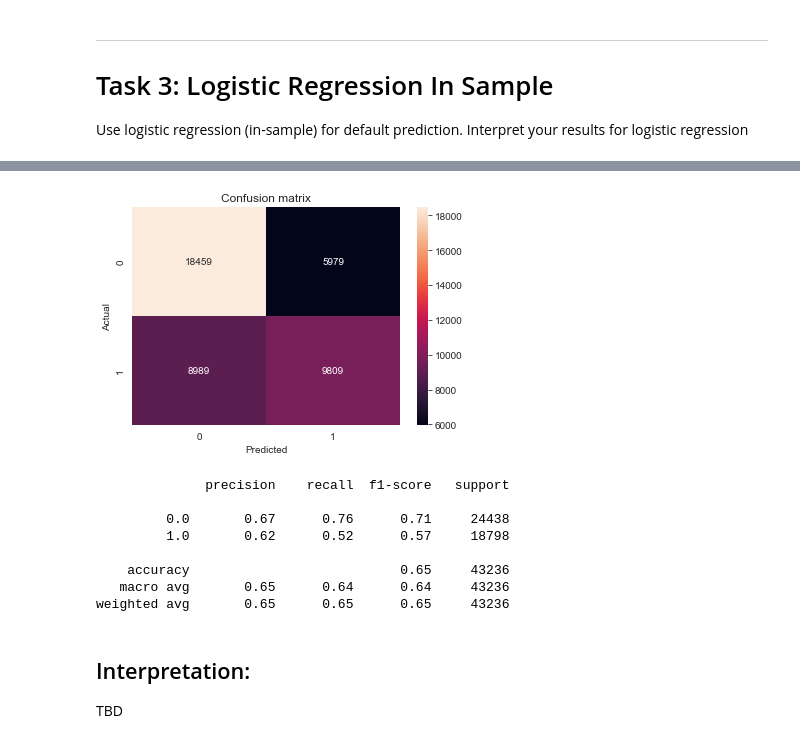
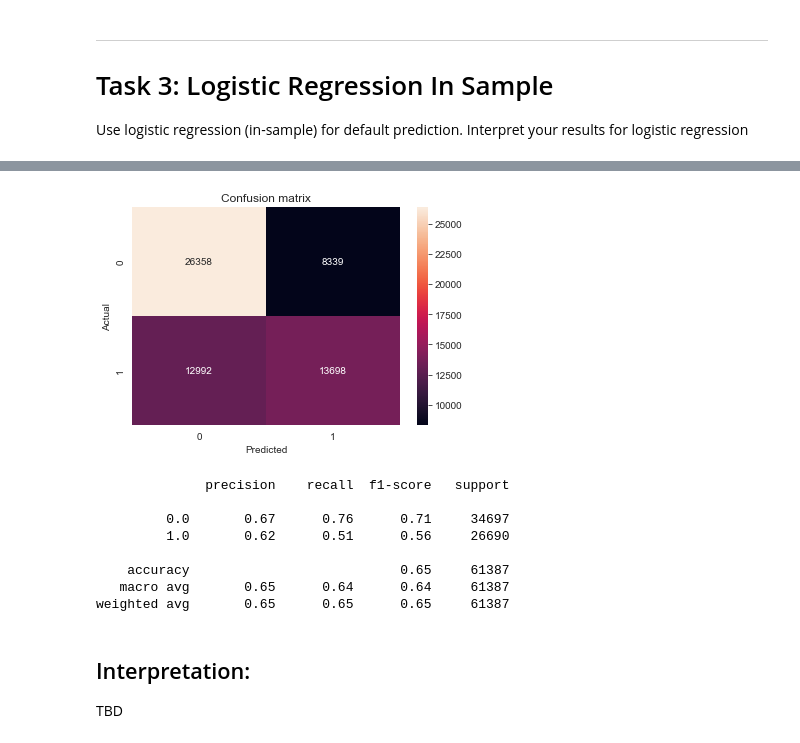
Before and after one commit to negralessio/advanced-ml-final-project, a Jupyter notebook: notebooks/predictions.ipynb, the cells around one changed output, grey strips where cells are left out. Saved outputs shown, nothing was run; the diff lists cells and outputs as text; code cells hidden in the pictures.

Commit message:
Added GridSearchCV on Task 3

```diff
--- a/notebooks/predictions.ipynb
+++ b/notebooks/predictions.ipynb
@@ -300,0 +294,13 @@ y_pred = lr.predict(X_train_scaled)
+# %%
+# Fit Model via GridSearch + Cross Validation
+param_grid = {"tol": [0.001, 0.0001],
+              'fit_intercept': [True, False],
+              'max_iter': [1000],
+              'C': [0.5, 1, 2]}
+# Apply GridSearch with above defined grid
+grid_cv = GridSearchCV(estimator = LogisticRegression(),
+                       param_grid=param_grid,
+                       n_jobs=-1,
+                       cv=5)
+# Fit Grid CV with all X scaled + y
+grid_cv.fit(X_scaled, y)
@@ -301,26 +331,27 @@ y_pred = lr.predict(X_train_scaled)
 # %%
-# Plot Confusion matrics
-cm = confusion_matrix(y_true=y_train, y_pred=y_pred)
+# Perform Logistic Regression on the best estimator selected by above Cross Validation
+y_pred = grid_cv.predict(X_scaled)
+
+# Plot Confusion matrix
+cm = confusion_matrix(y_true=y, y_pred=y_pred)
 sns.heatmap(cm, annot=True, fmt='d')
 plt.title("Confusion matrix")
 plt.xlabel("Predicted")
 plt.ylabel("Actual")
 plt.show()
 
 # Plot classification report
-print(classification_report(y_true=y_train, y_pred=y_pred))
-#print(precision_recall_fscore_support(y_true=y_train, y_pred=y_pred, average="micro"))
-#print(round(accuracy_score(y_true=y_train, y_pred=y_pred), 4))
+print(classification_report(y_true=y, y_pred=y_pred))
 # %% [output]
-[figure, old version]
+[figure, new version]
               precision    recall  f1-score   support
 
-         0.0       0.67      0.76      0.71     24438
-         1.0       0.62      0.52      0.57     18798
+         0.0       0.67      0.76      0.71     34697
+         1.0       0.62      0.51      0.56     26690
 
-    accuracy                           0.65     43236
-   macro avg       0.65      0.64      0.64     43236
-weighted avg       0.65      0.65      0.65     43236
+    accuracy                           0.65     61387
+   macro avg       0.65      0.64      0.64     61387
+weighted avg       0.65      0.65      0.65     61387
 # %% [markdown]
 ## Interpretation:
 TBD
```
Also changed, not shown: parts of 13 cells of this notebook.
